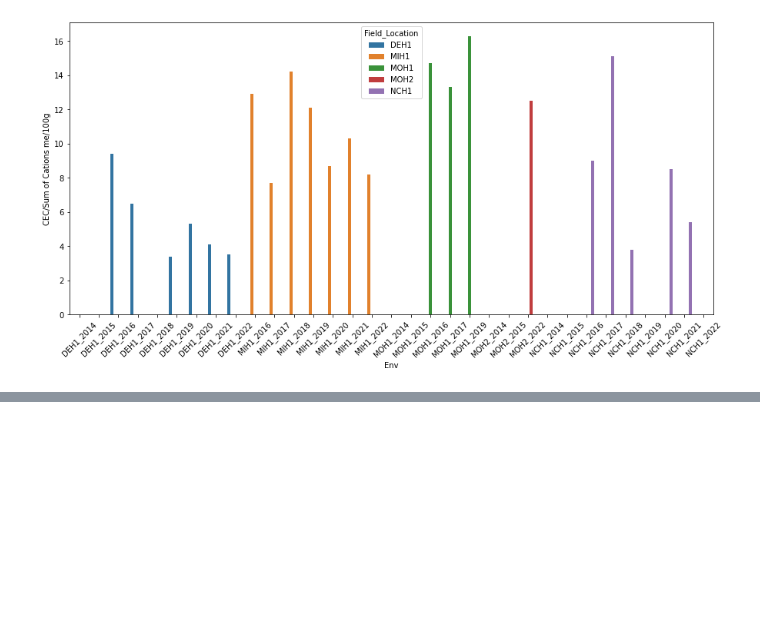
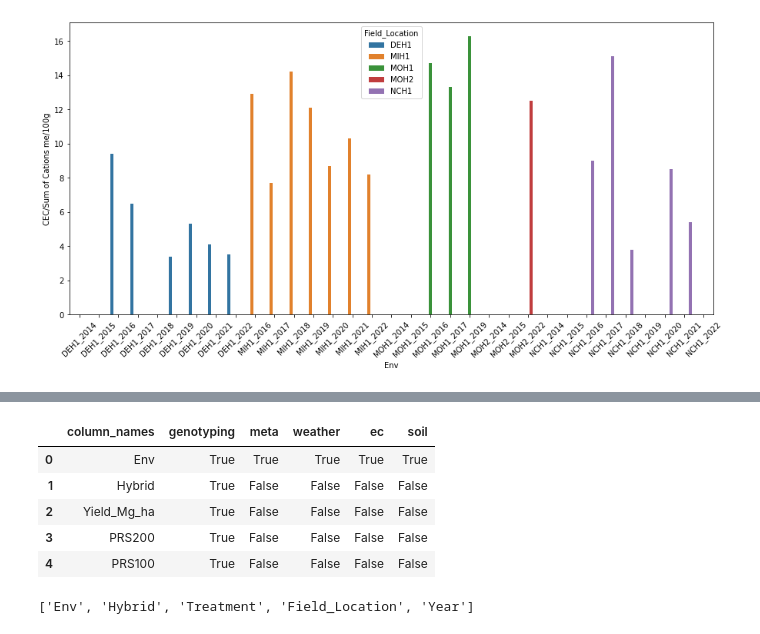
Before and after one commit to robertkhu/maize_gxe, a Jupyter notebook: analysis/feature_selection/feature_selection_with_genotype.ipynb, the cells around one changed output, grey strips where cells are left out. Drawn from its saved outputs; the diff is of its cells as text; code cells hidden in the pictures; blank space fills up the shorter version.

```diff
--- a/analysis/feature_selection/feature_selection_with_genotype.ipynb
+++ b/analysis/feature_selection/feature_selection_with_genotype.ipynb
@@ -223,0 +234,13 @@ data_subset
+# %%
+feature_col_sep.head()
+# %% [output]
+|  | column_names | genotyping | meta | weather | ec | soil |
+| 0 | Env | True | True | True | True | True |
+| 1 | Hybrid | True | False | False | False | False |
+| 2 | Yield_Mg_ha | True | False | False | False | False |
+| 3 | PRS200 | True | False | False | False | False |
+| 4 | PRS100 | True | False | False | False | False |
+# %%
+data.select_dtypes(include=object).columns.tolist()
+# %% [output]
+['Env', 'Hybrid', 'Treatment', 'Field_Location', 'Year']
```
Also changed, not shown: parts of 8 cells of this notebook, 2 other files.
